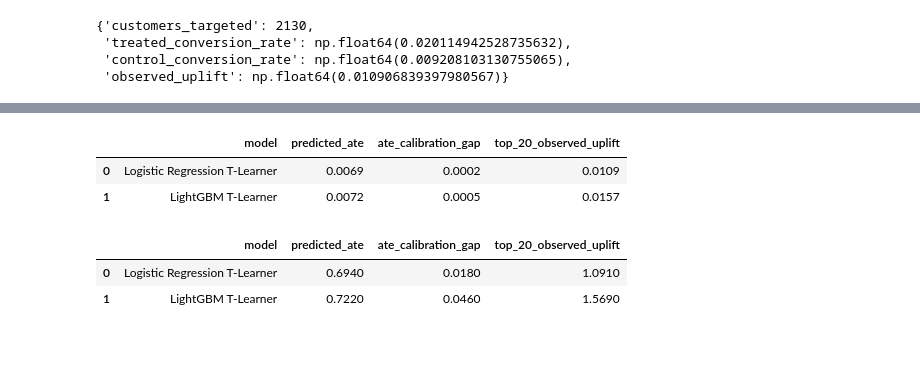
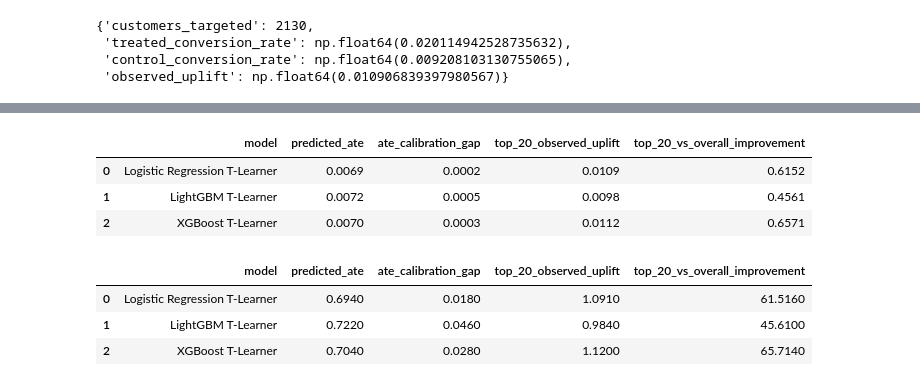
Before and after one commit to Phiziics/Product_ml, a Jupyter notebook: ab_testing/hillstrom-ab-testing/notebooks/03_customer_targeting.ipynb, the cells around one changed output, grey strips where cells are left out. Saved outputs shown, nothing was run; the diff lists cells and outputs as text; code cells hidden in the pictures; blank space fills up the shorter version.

```diff
--- a/ab_testing/hillstrom-ab-testing/notebooks/03_uplift_modeling.ipynb
+++ b/ab_testing/hillstrom-ab-testing/notebooks/03_customer_targeting.ipynb
@@ -1225,0 +1413,13 @@ lgbm_top_20
+# %%
+# Measure how much stronger LightGBM top-20% targeting is
+# compared with broad targeting
+lgbm_top_20_vs_overall = (
+    lgbm_top_20["observed_uplift"]
+    - overall_observed_uplift
+) / overall_observed_uplift
+
+print(
+    f"LightGBM top-20% uplift concentration "
+    f"vs broad targeting: "
+    f"{lgbm_top_20_vs_overall:.2%}"
+)
@@ -1225,0 +1428,13 @@ lgbm_top_20
+# %%
+# Measure how much stronger XGBoost top-20% targeting is
+# compared with broad targeting
+xgb_top_20_vs_overall = (
+    xgb_top_20["observed_uplift"]
+    - overall_observed_uplift
+) / overall_observed_uplift
+
+print(
+    f"XGBoost top-20% uplift concentration "
+    f"vs broad targeting: "
+    f"{xgb_top_20_vs_overall:.2%}"
+)
@@ -1240,49 +1497,58 @@ The preferred model should provide strong targeting performance without producin
 # %%
-# Compare the baseline and advanced challenger
+# Compare all three T-Learner approaches
 model_comparison = pd.DataFrame({
     "model": [
         "Logistic Regression T-Learner",
-        "LightGBM T-Learner"
+        "LightGBM T-Learner",
+        "XGBoost T-Learner"
     ],
     "predicted_ate": [
         predicted_ate,
-        lgbm_predicted_ate
+        lgbm_predicted_ate,
+        xgb_predicted_ate
     ],
     "ate_calibration_gap": [
         predicted_ate - observed_ate,
-        lgbm_predicted_ate - observed_ate
+        lgbm_predicted_ate - observed_ate,
+        xgb_predicted_ate - observed_ate
     ],
     "top_20_observed_uplift": [
         logreg_top_20["observed_uplift"],
-        lgbm_top_20["observed_uplift"]
+        lgbm_top_20["observed_uplift"],
+        xgb_top_20["observed_uplift"]
+    ],
+    "top_20_vs_overall_improvement": [
+        top_20_lift_improvement,
+        lgbm_top_20_vs_overall,
+        xgb_top_20_vs_overall
     ]
 })
 
 model_comparison
 # %% [output]
-|  | model | predicted_ate | ate_calibration_gap | top_20_observed_uplift |
-| 0 | Logistic Regression T-Learner | 0.0069 | 0.0002 | 0.0109 |
-| 1 | LightGBM T-Learner | 0.0072 | 0.0005 | 0.0157 |
+|  | model | predicted_ate | ate_calibration_gap | top_20_observed_uplift | top_20_vs_overall_improvement |
+| 0 | Logistic Regression T-Learner | 0.0069 | 0.0002 | 0.0109 | 0.6152 |
+| 1 | LightGBM T-Learner | 0.0072 | 0.0005 | 0.0098 | 0.4561 |
+| 2 | XGBoost T-Learner | 0.0070 | 0.0003 | 0.0112 | 0.6571 |
 # %%
 # Create presentation-friendly percentage values
-model_comparison_display = (
-    model_comparison.copy()
-)
+model_comparison_display = model_comparison.copy()
 
 percentage_columns = [
     "predicted_ate",
     "ate_calibration_gap",
-    "top_20_observed_uplift"
+    "top_20_observed_uplift",
+    "top_20_vs_overall_improvement"
 ]
 
 for column in percentage_columns:
     model_comparison_display[column] = (
-        model_comparison_display[column]
-        * 100
+        model_comparison_display[column] * 100
     ).round(3)
 
 model_comparison_display
 # %% [output]
-|  | model | predicted_ate | ate_calibration_gap | top_20_observed_uplift |
-| 0 | Logistic Regression T-Learner | 0.6940 | 0.0180 | 1.0910 |
-| 1 | LightGBM T-Learner | 0.7220 | 0.0460 | 1.5690 |
+|  | model | predicted_ate | ate_calibration_gap | top_20_observed_uplift | top_20_vs_overall_improvement |
+| 0 | Logistic Regression T-Learner | 0.6940 | 0.0180 | 1.0910 | 61.5160 |
+| 1 | LightGBM T-Learner | 0.7220 | 0.0460 | 0.9840 | 45.6100 |
+| 2 | XGBoost T-Learner | 0.7040 | 0.0280 | 1.1200 | 65.7140 |
```
Also changed, not shown: parts of 47 cells of this notebook.
